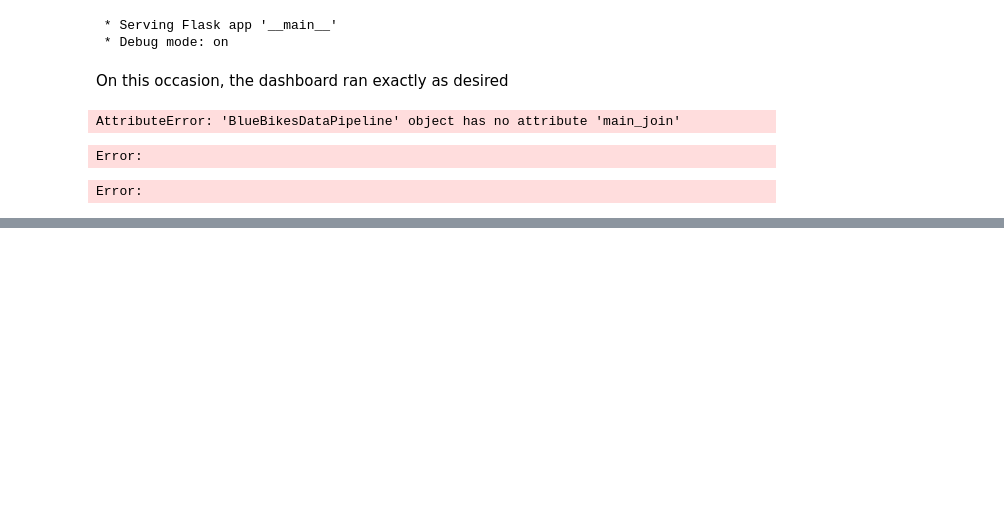
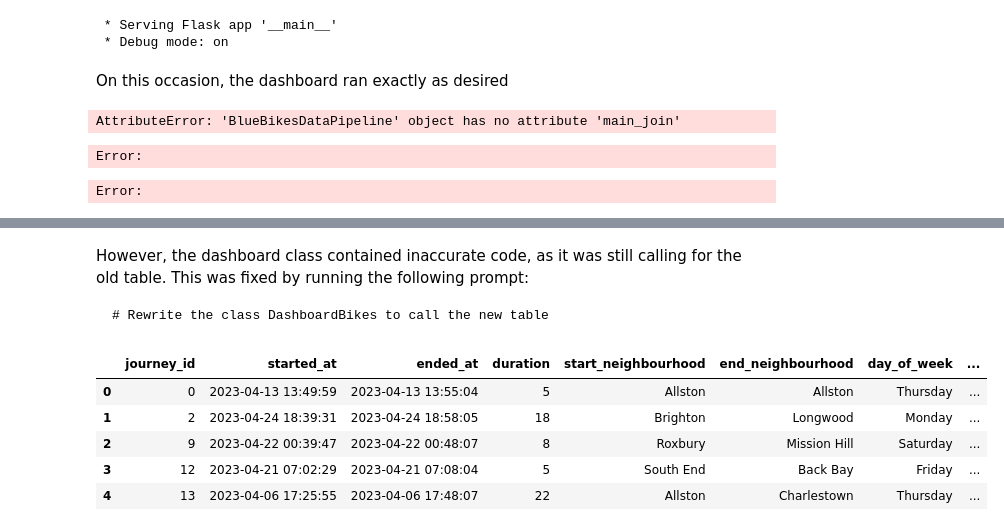
Before and after one commit to dlmolloy97/BikeShareAI, a Jupyter notebook: Workbench.ipynb, the cells around one changed output, grey strips where cells are left out. Cells and saved outputs as stored; diff of their text form; code cells hidden in the pictures; blank space fills up the shorter version.

````diff
--- a/Workbench.ipynb
+++ b/Workbench.ipynb
@@ -2125,0 +2218,20 @@ Error:
+# %% [markdown]
+However, the dashboard class contained inaccurate code, as it was still calling for the old table. This was fixed by running the following prompt:
+
+```
+# Rewrite the class DashboardBikes to call the new table
+```
+# %%
+# Connect to PostgreSQL and select the first five entires in the journeys_enriched table
+from sqlalchemy import create_engine
+import pandas as pd
+engine = create_engine('postgresql://postgres:postgres@localhost:5432/desmondmolloy')
+df = pd.read_sql('SELECT * FROM journeys_enriched LIMIT 5', engine)
+df.head()
+# %% [output]
+|  | journey_id | started_at | ended_at | duration | start_neighbourhood | end_neighbourhood | day_of_week | ... |
+| 0 | 0 | 2023-04-13 13:49:59 | 2023-04-13 13:55:04 | 5 | Allston | Allston | Thursday | ... |
+| 1 | 2 | 2023-04-24 18:39:31 | 2023-04-24 18:58:05 | 18 | Brighton | Longwood | Monday | ... |
+| 2 | 9 | 2023-04-22 00:39:47 | 2023-04-22 00:48:07 | 8 | Roxbury | Mission Hill | Saturday | ... |
+| 3 | 12 | 2023-04-21 07:02:29 | 2023-04-21 07:08:04 | 5 | South End | Back Bay | Friday | ... |
+| 4 | 13 | 2023-04-06 17:25:55 | 2023-04-06 17:48:07 | 22 | Allston | Charlestown | Thursday | ... |
````
Also changed, not shown: parts of 13 cells of this notebook, 4 other files.
